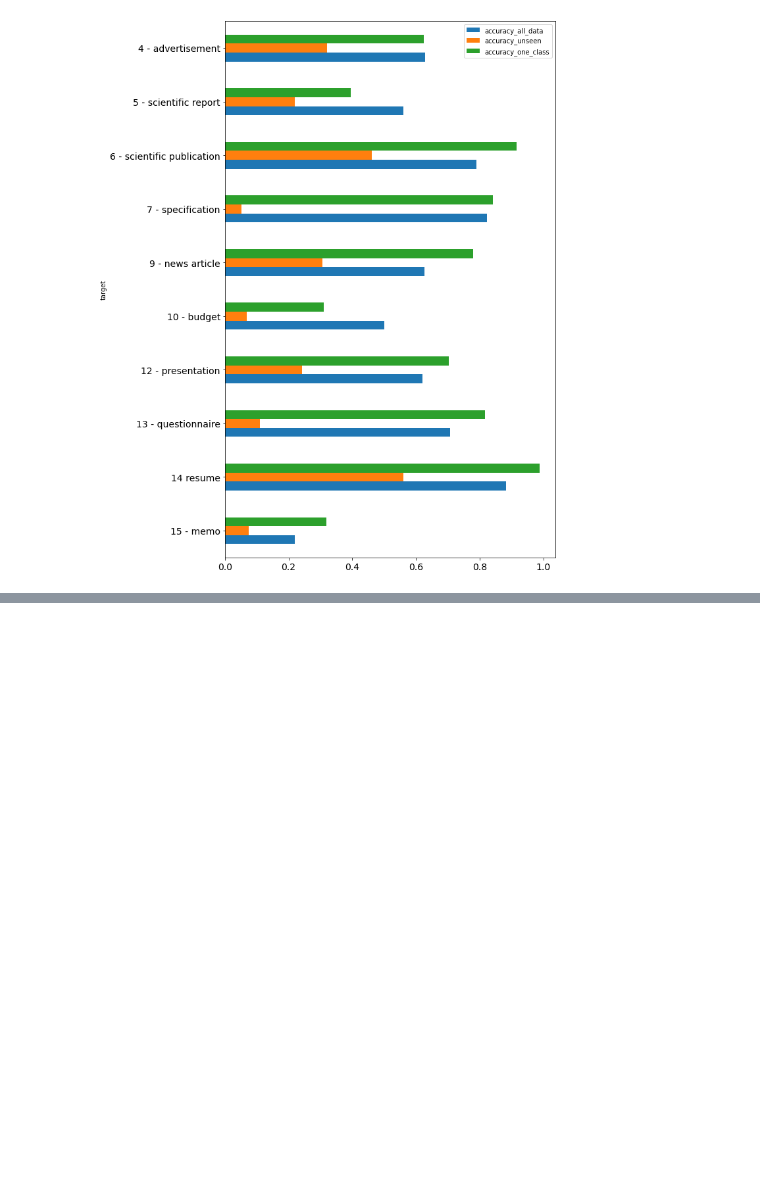
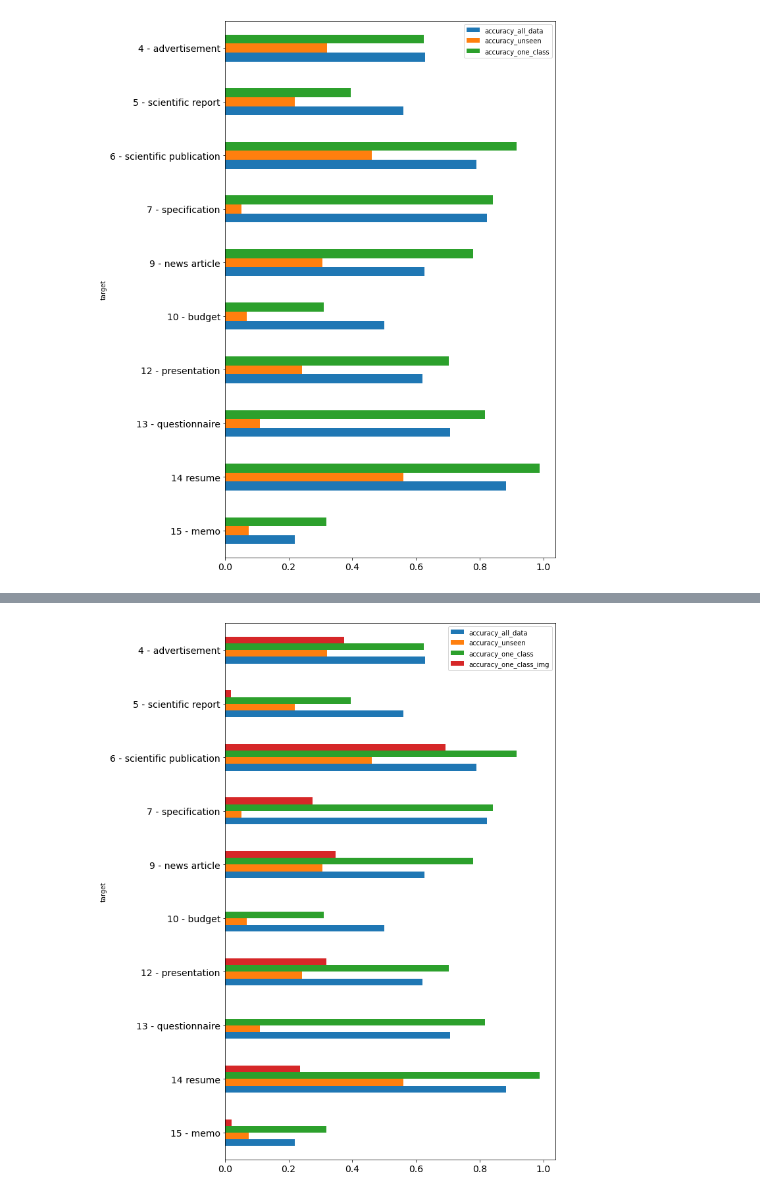
Before and after one commit to pschonev/deepanomaly4docs, a Jupyter notebook: notebooks/results_supervised_experiments.ipynb, the cells around one changed output, grey strips where cells are left out. Saved outputs shown, nothing was run; the diff lists cells and outputs as text; code cells hidden in the pictures; blank space fills up the shorter version.

Commit message:
added results for image based outlier detection

```diff
--- a/notebooks/results_supervised_experiments.ipynb
+++ b/notebooks/results_supervised_experiments.ipynb
@@ -280,3 +280,12 @@ df_res_comb_oc
 | 8 | 5 - scientific report | 0.560254 | 0.219411 | 0.395349 |
 | 9 | 4 - advertisement | 0.628763 | 0.320244 | 0.625000 |
 [figure]
+# %%
+df_one_class_img = pd.read_csv("/home/philipp/projects/dad4td/reports/one_class/img_one_new.tsv", sep="\t")
+df_one_class_img["target"] = df_one_class_img.cclass.map(lambda x: eval(x)[0])
+df_one_class_img = df_one_class_img.rename(columns={"accuracy": "accuracy_one_class_img"})
+df_one_class_img = df_one_class_img.replace({"target":remap})
+df_res_comb_wimg = df_res_comb_oc.merge(df_one_class_img[["target", "accuracy_one_class_img"]])
+df_res_comb_wimg.plot.barh(stacked=False, figsize=(9,15), fontsize=14, x="target")
+df_res_comb_wimg
+# %% [output]
@@ -282,0 +303 @@ df_res_comb_oc
+[figure, added]
```
Also changed, not shown: parts of 1 cell of this notebook.
